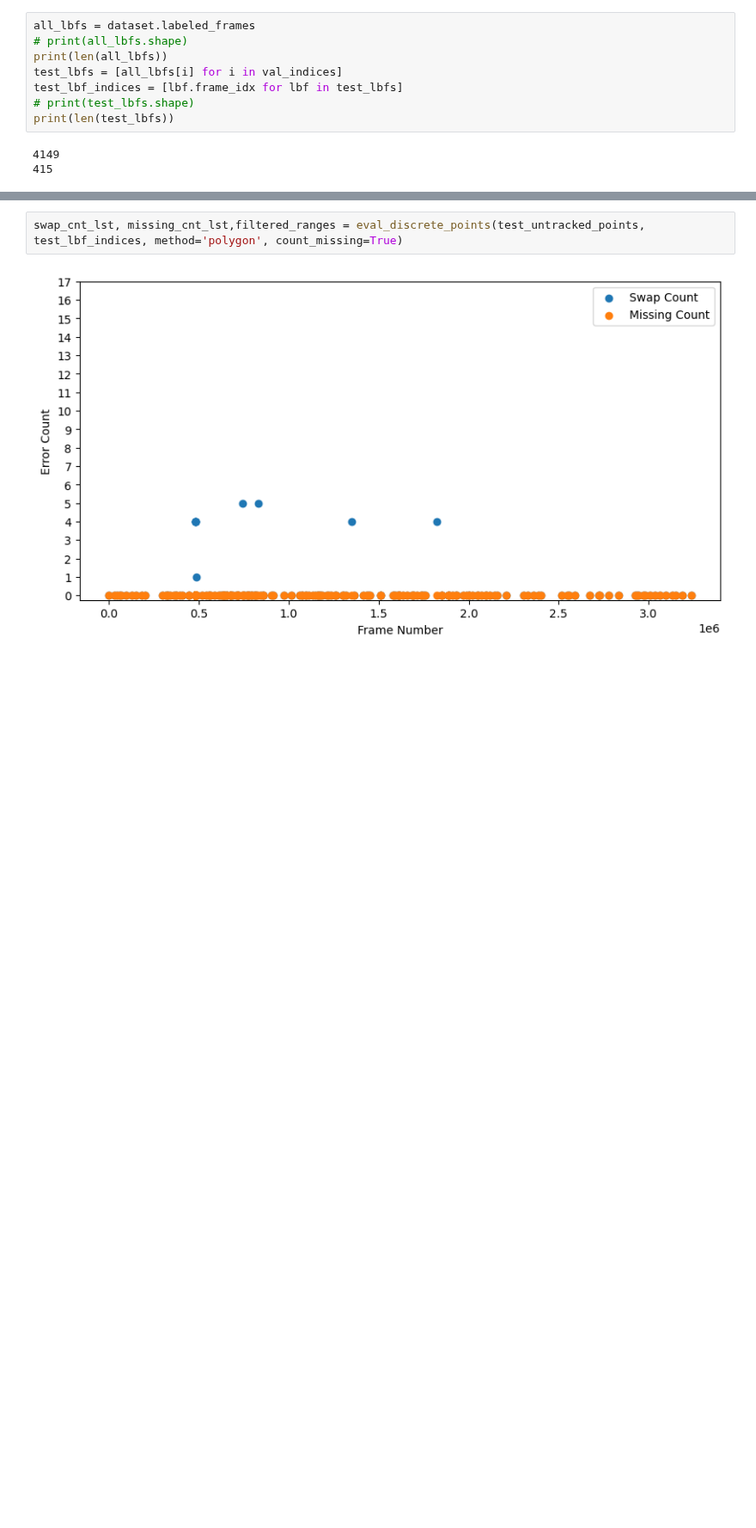
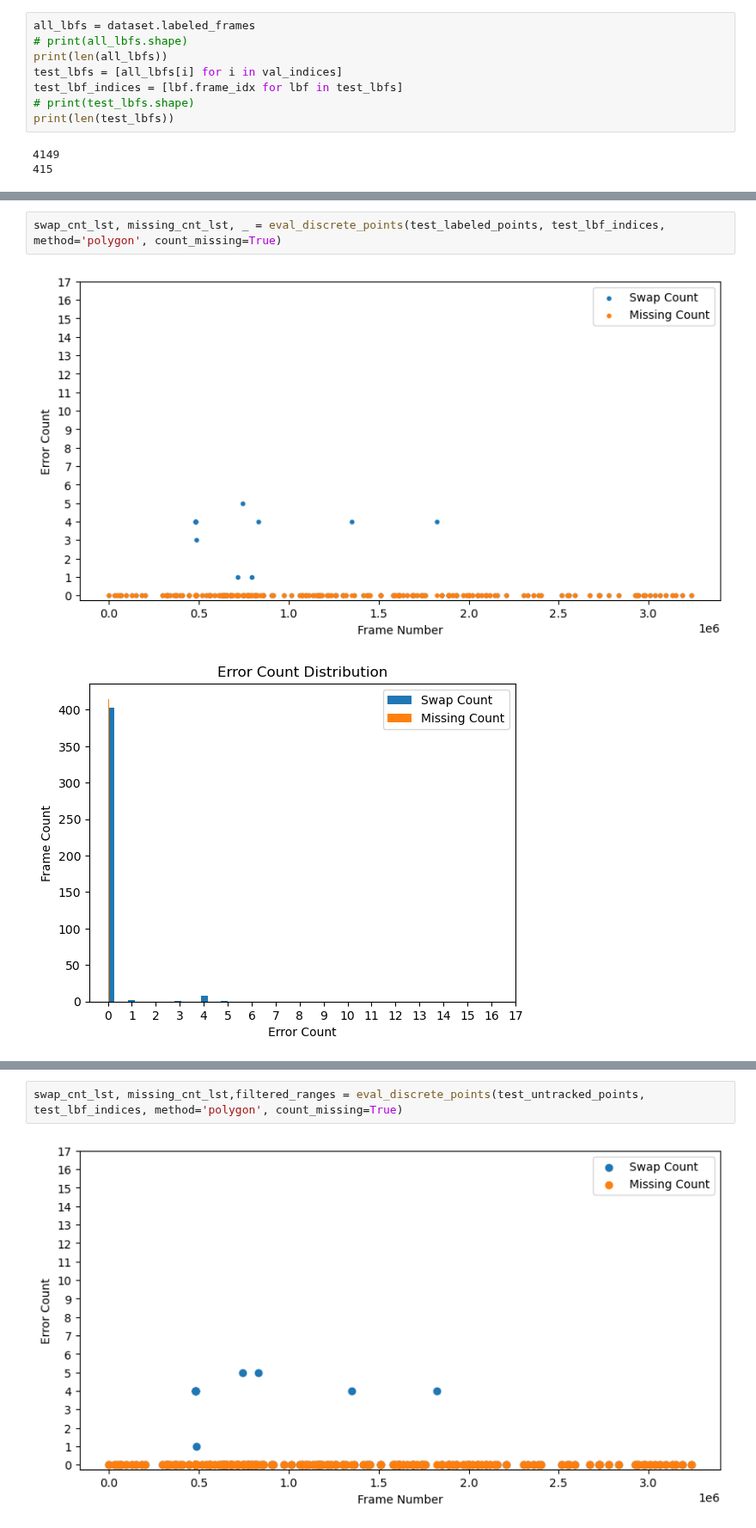
Before and after one commit to mingxiaowei/jelly-sleap, a Jupyter notebook: sleap/jelly/notebook/error_profiling_multi.ipynb, the cells around one changed output, grey strips where cells are left out. Shown at 86% size. Saved outputs shown, nothing was run; the diff lists cells and outputs as text; blank space fills up the shorter version.

```diff
--- a/sleap/jelly/notebook/error_profiling_multi.ipynb
+++ b/sleap/jelly/notebook/error_profiling_multi.ipynb
@@ -231,0 +216,5 @@ def eval_discrete_points(tracked_points, frame_indices,
+# %%
+swap_cnt_lst, missing_cnt_lst, _ = eval_discrete_points(test_labeled_points, test_lbf_indices, method='polygon', count_missing=True)
+# %% [output]
+[figure, added]
+[figure, added]
```
Also changed, not shown: parts of 20 cells of this notebook, 8 other files.
